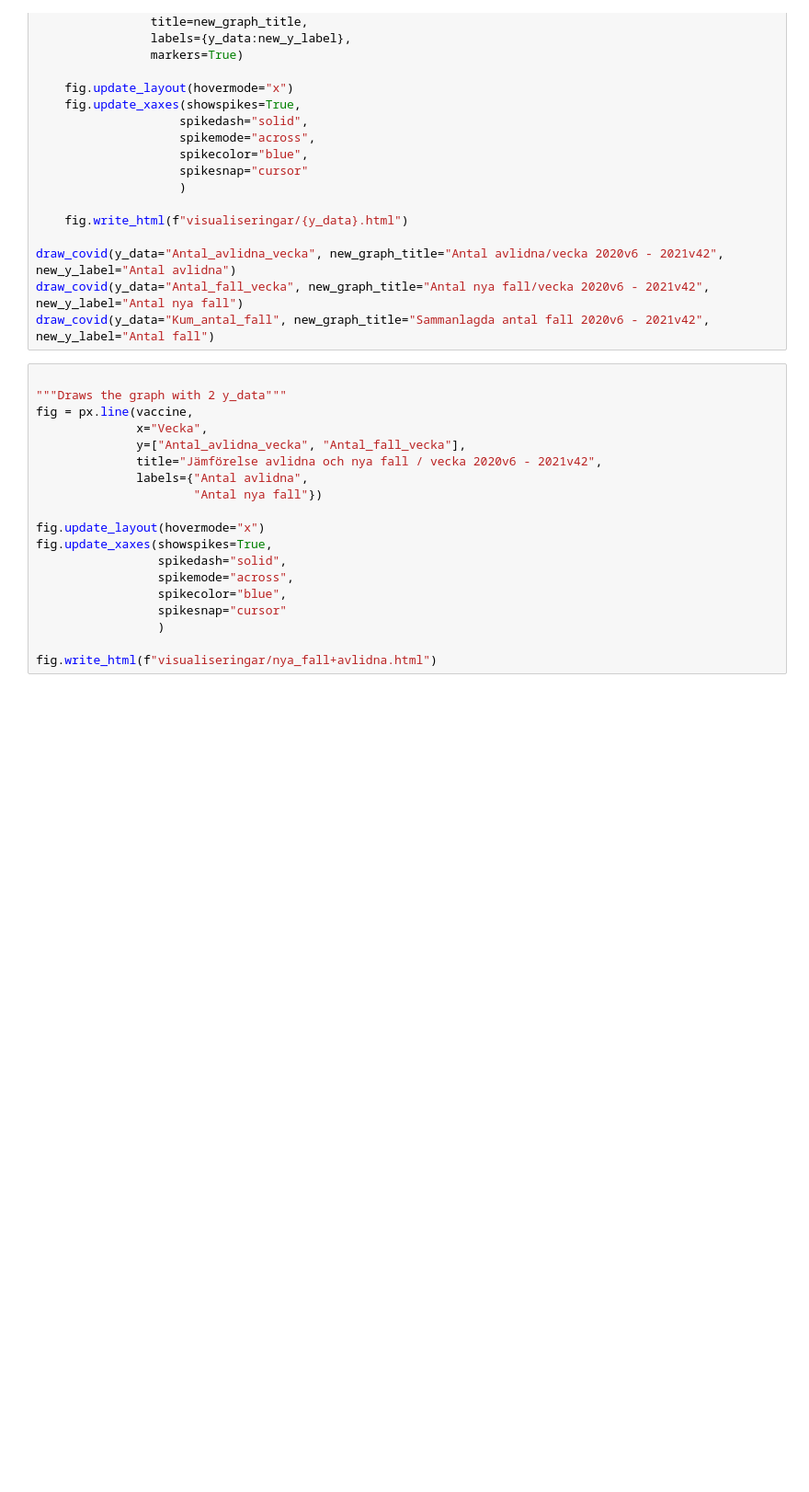
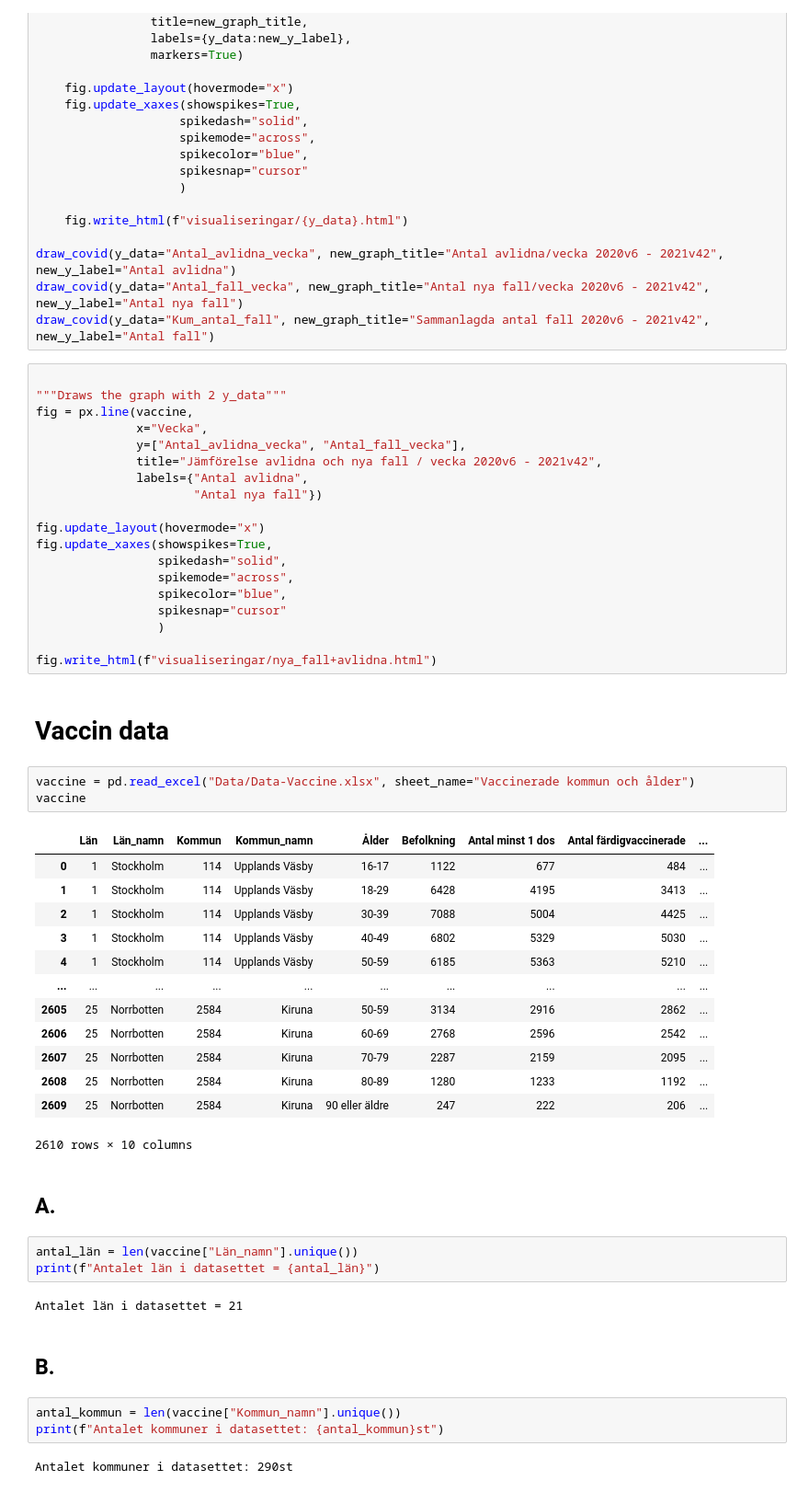
Before and after one commit to LukasKallstrom/databehandling_Lukas_Kallstrom, a Jupyter notebook: Labs/L1-Covid/covid.ipynb, the cells around one changed output. Shown at 92% size. Drawn from its saved outputs; the diff is of its cells as text; blank space fills up the shorter version.

Commit message:
started on vaccine data questions a-c

```diff
--- a/Labs/L1-Covid/covid.ipynb
+++ b/Labs/L1-Covid/covid.ipynb
@@ -139,3 +141,36 @@ fig.update_xaxes(showspikes=True,
                  )
 
 fig.write_html(f"visualiseringar/nya_fall+avlidna.html")
+# %% [markdown]
+# Vaccin data
+# %%
+vaccine = pd.read_excel("Data/Data-Vaccine.xlsx", sheet_name="Vaccinerade kommun och ålder")
+vaccine
+# %% [output]
+|  | Län | Län_namn | Kommun | Kommun_namn | Ålder | Befolkning | Antal minst 1 dos | Antal färdigvaccinerade | ... |
+| 0 | 1 | Stockholm | 114 | Upplands Väsby | 16-17 | 1122 | 677 | 484 | ... |
+| 1 | 1 | Stockholm | 114 | Upplands Väsby | 18-29 | 6428 | 4195 | 3413 | ... |
+| 2 | 1 | Stockholm | 114 | Upplands Väsby | 30-39 | 7088 | 5004 | 4425 | ... |
+| 3 | 1 | Stockholm | 114 | Upplands Väsby | 40-49 | 6802 | 5329 | 5030 | ... |
+| 4 | 1 | Stockholm | 114 | Upplands Väsby | 50-59 | 6185 | 5363 | 5210 | ... |
+| ... | ... | ... | ... | ... | ... | ... | ... | ... | ... |
+| 2605 | 25 | Norrbotten | 2584 | Kiruna | 50-59 | 3134 | 2916 | 2862 | ... |
+| 2606 | 25 | Norrbotten | 2584 | Kiruna | 60-69 | 2768 | 2596 | 2542 | ... |
+| 2607 | 25 | Norrbotten | 2584 | Kiruna | 70-79 | 2287 | 2159 | 2095 | ... |
+| 2608 | 25 | Norrbotten | 2584 | Kiruna | 80-89 | 1280 | 1233 | 1192 | ... |
+| 2609 | 25 | Norrbotten | 2584 | Kiruna | 90 eller äldre | 247 | 222 | 206 | ... |
+2610 rows × 10 columns
+# %% [markdown]
+## A.
+# %%
+antal_län = len(vaccine["Län_namn"].unique())
+print(f"Antalet län i datasettet = {antal_län}")
+# %% [output]
+Antalet län i datasettet = 21
+# %% [markdown]
+## B.
+# %%
+antal_kommun = len(vaccine["Kommun_namn"].unique())
+print(f"Antalet kommuner i datasettet: {antal_kommun}st")
+# %% [output]
+Antalet kommuner i datasettet: 290st
```
Also changed, not shown: parts of 4 cells of this notebook.
